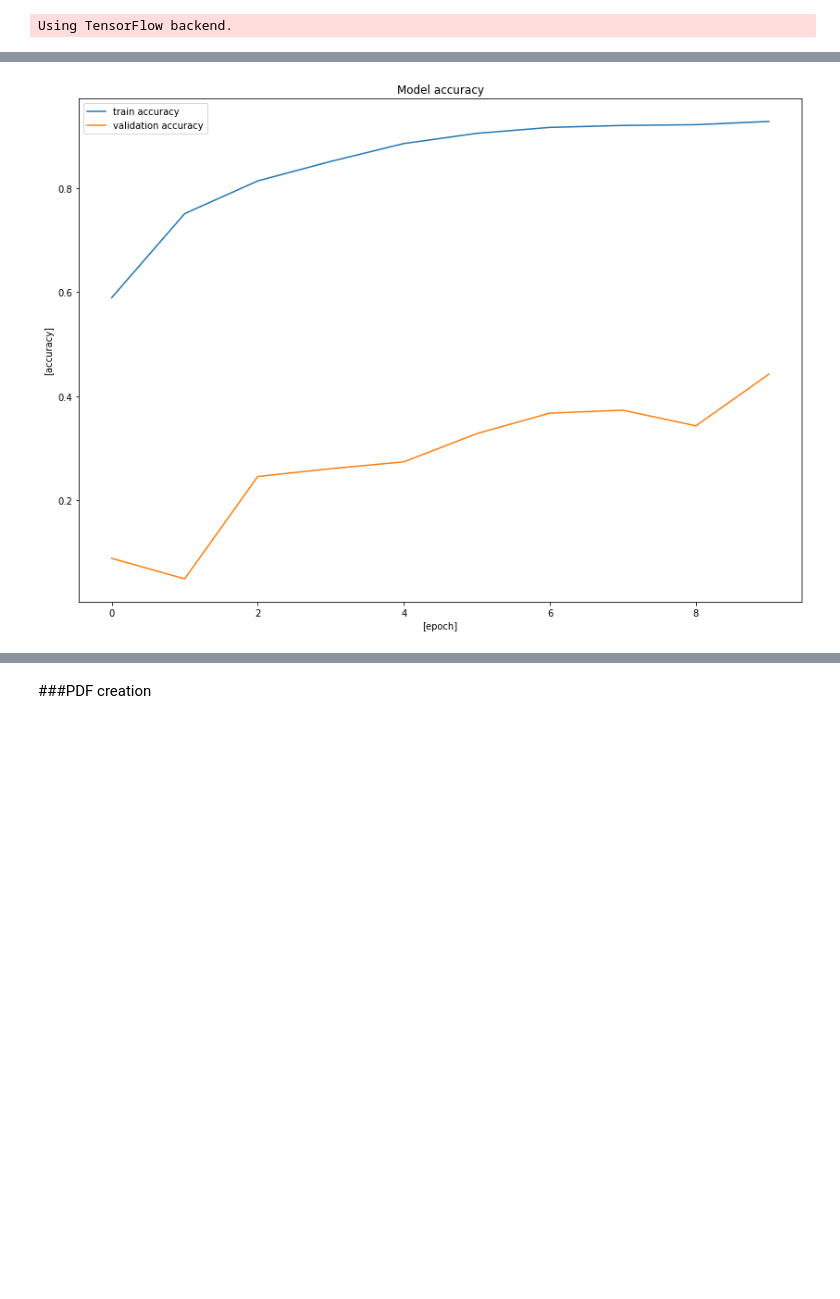
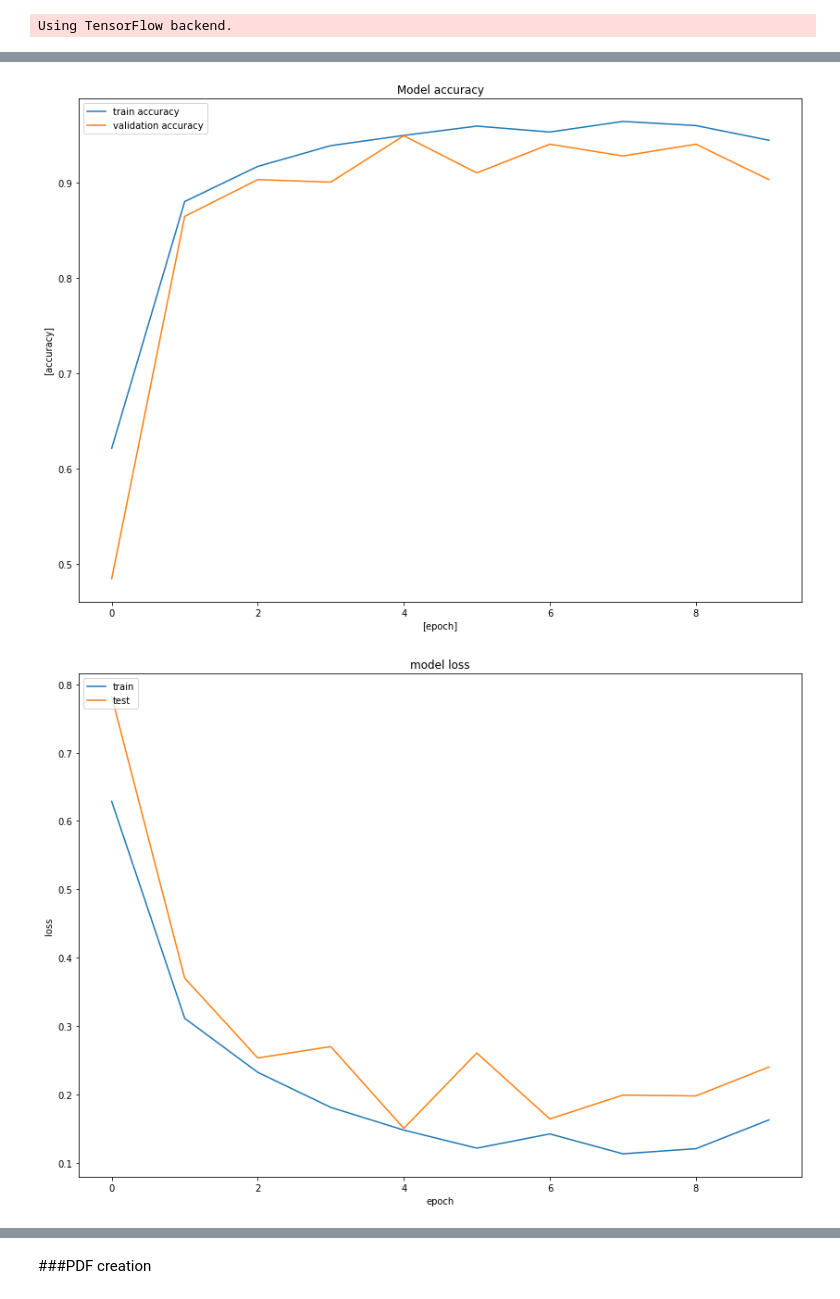
Before and after one commit to milanzongor/fault_detection_project, a Jupyter notebook: fault_detection_project.ipynb, the cells around one changed output, grey strips where cells are left out. Saved outputs shown, nothing was run; the diff lists cells and outputs as text; code cells hidden in the pictures; blank space fills up the shorter version.

```diff
--- a/fault_detection_project.ipynb
+++ b/fault_detection_project.ipynb
@@ -538,12 +558,19 @@ print(df_err.shape)
 (3810, 10)
 (3810, 10)
 # %%
-cut_err = df_err.shape[0]//100*30
+test_percent = 30
+val_percent = 10
+
+cut_err = df_err.shape[0]//100*test_percent
+cut_val = cut_err + df_err.shape[0]//100*val_percent
 df_test_err = df_err.loc[:cut_err]
+df_val_err = df_err.loc[cut_err:cut_val]
 df_train_err = df_err.loc[cut_err:]
 
-cut_correct = df_correct.shape[0]//100*30
+cut_correct = df_correct.shape[0]//100*test_percent
+cut_val = cut_correct + df_correct.shape[0]//100*val_percent
 df_test_correct = df_correct.loc[:cut_correct]
+df_val_correct = df_correct.loc[cut_correct:cut_val]
 df_train_correct = df_correct.loc[cut_correct:]
 # %%
 print(df_train_correct.shape)
@@ -562,6 +594,12 @@ df_train.head(5)
 
 y_train = df_train.label.values
 x_train = df_train.drop('label', axis=1).values
+# %%
+df_val = pd.concat([df_val_correct, df_val_err])
+df_val.head(5)
+
+y_val = df_val.label.values
+x_val = df_val.drop('label', axis=1).values
 # %%
 df_test = pd.concat([df_test_correct, df_test_err])
 df_test.head(5)
@@ -622,10 +660,12 @@ def lstm_data_transform(x_data, y_data, num_steps):
     y_array = np.array(y)
     return x_array, y_array
 
-sequence_length = 2
+sequence_length = 24
 
 seq_array, label_array = lstm_data_transform(x_train, y_train, sequence_length)
 
+seq_array_val, label_array_val = lstm_data_transform(x_val, y_val, sequence_length)
+
 nb_features = seq_array.shape[2]
 nb_out = 1
 # %%
@@ -652,7 +692,7 @@ plot_model(model, to_file=PROJECT_PATH + 'model_plot.pdf', show_shapes=True, sho
 print(model.summary())
 
 # fit the network
-history = model.fit(seq_array, label_array, epochs=10, batch_size=batch_sz, validation_split=0.1, verbose=2,
+history = model.fit(seq_array, label_array, epochs=10, batch_size=batch_sz, validation_data=(seq_array_val, label_array_val), verbose=2,
           callbacks = [keras.callbacks.EarlyStopping(monitor='val_loss', min_delta=0, patience=10, verbose=0, mode='min'),
                        keras.callbacks.ModelCheckpoint(model_path,monitor='val_loss', save_best_only=True, mode='min', verbose=0)]
           )
@@ -683,31 +723,43 @@ fig_acc = plt.figure()
 plt.plot(history.history['accuracy'])
 plt.plot(history.history['val_accuracy'])
 plt.title('Model accuracy')
 plt.ylabel('[accuracy]')
 plt.xlabel('[epoch]')
 plt.legend(['train accuracy', 'validation accuracy'], loc='upper left')
 plt.show()
 fig_acc.savefig(PROJECT_PATH + "model_accuracy" + ".pdf", bbox_inches='tight');
+
+# summarize history for Loss
+fig_acc = plt.figure()
+plt.plot(history.history['loss'])
+plt.plot(history.history['val_loss'])
+plt.title('model loss')
+plt.ylabel('loss')
+plt.xlabel('epoch')
+plt.legend(['train', 'test'], loc='upper left')
+plt.show()
+fig_acc.savefig(PROJECT_PATH + "model_loss" + ".pdf", bbox_inches='tight');
 
 
 # training metrics
 scores = model.evaluate(seq_array, label_array, verbose=1, batch_size=batch_sz)
 print('Accurracy: {}'.format(scores[1]))
 
 # make predictions and compute confusion matrix
 y_pred = model.predict_classes(seq_array,verbose=1, batch_size=batch_sz)
 y_true = label_array
 
 test_set = pd.DataFrame(y_pred)
 test_set.to_csv('binary_submit_train.csv', index = None)
 
 print('Confusion matrix\n- x-axis is true labels.\n- y-axis is predicted labels')
 cm = confusion_matrix(y_true, y_pred)
 print(cm)
 
 # compute precision and recall
 precision = precision_score(y_true, y_pred)
 recall = recall_score(y_true, y_pred)
 print( 'precision = ', precision, '\n', 'recall = ', recall)
 # %% [output]
-[figure, old version]
+[figure, new version]
+[figure, added]
```
Also changed, not shown: parts of 14 cells of this notebook.
